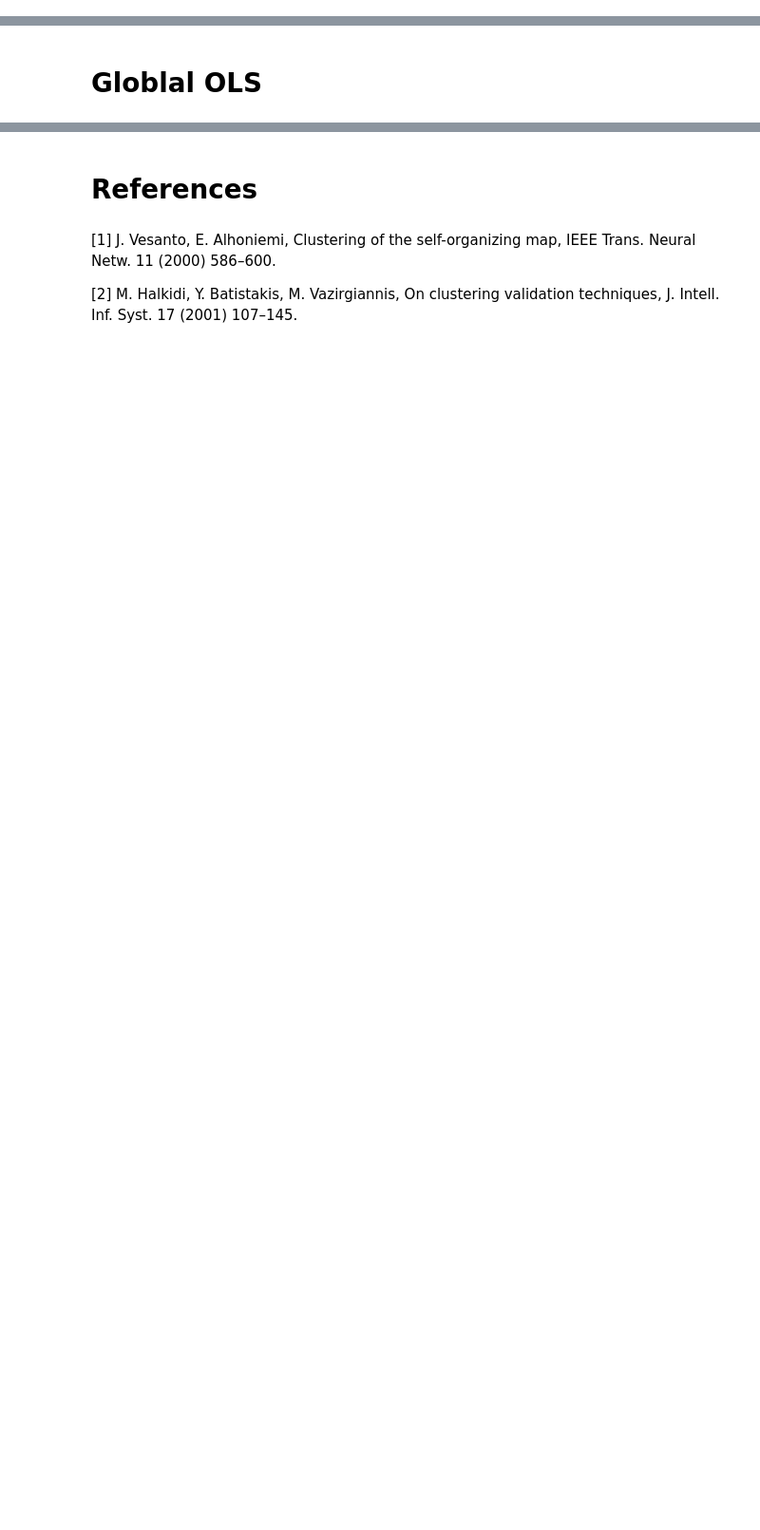
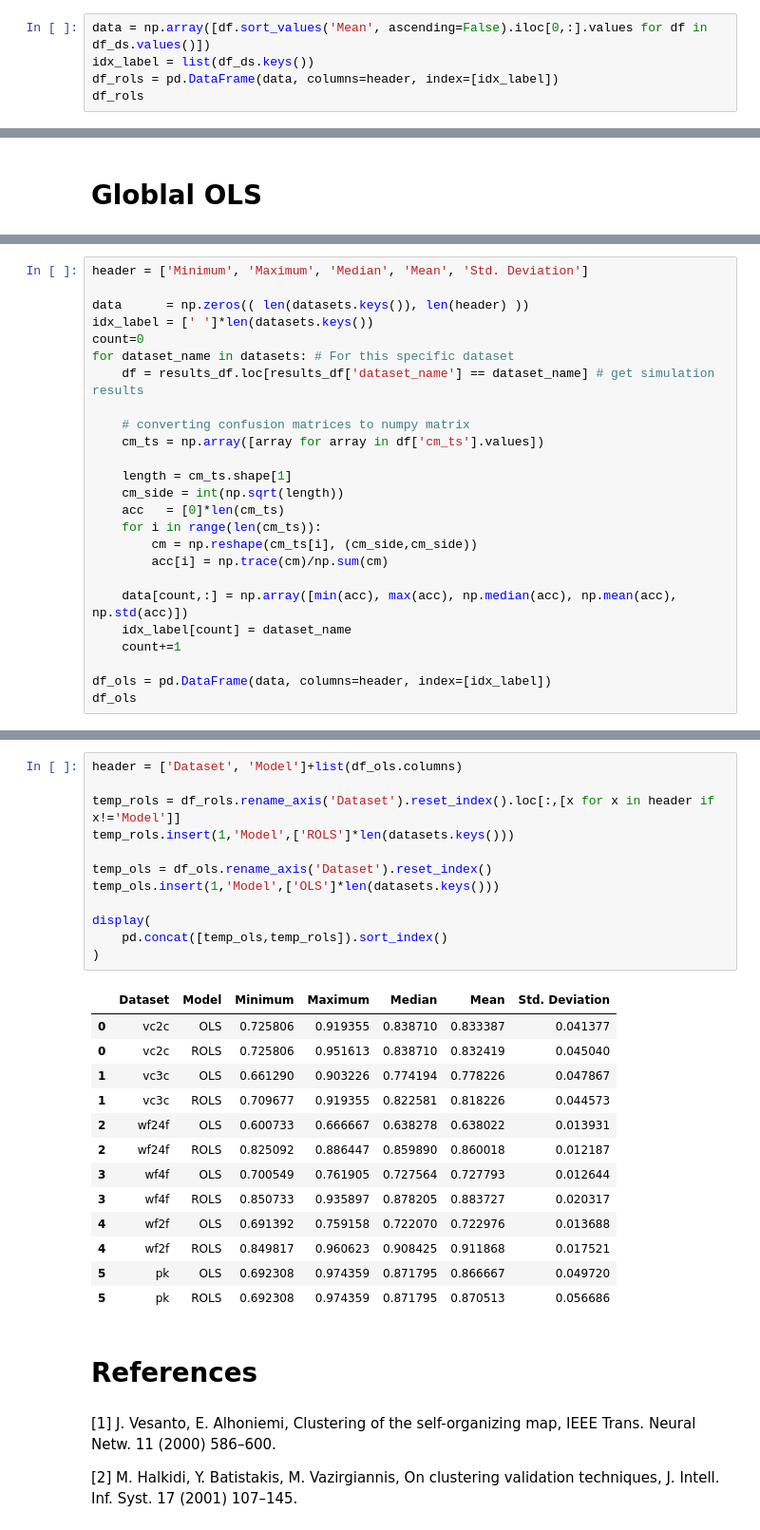
Before and after one commit to RomuloDrumond/Classification-by-regional-modeling, a Jupyter notebook: Classification by regional modeling.ipynb, the cells around one changed output, grey strips where cells are left out. Shown at 95% size. Saved outputs shown, nothing was run; the diff lists cells and outputs as text; blank space fills up the shorter version.

```diff
--- a/Classification by regional modeling.ipynb
+++ b/Classification by regional modeling.ipynb
@@ -934,0 +1136,5 @@ df
+# %%
+data = np.array([df.sort_values('Mean', ascending=False).iloc[0,:].values for df in df_ds.values()])
+idx_label = list(df_ds.keys())
+df_rols = pd.DataFrame(data, columns=header, index=[idx_label])
+df_rols
@@ -1043,0 +1241,25 @@ df_GOLS
+# %%
+header = ['Minimum', 'Maximum', 'Median', 'Mean', 'Std. Deviation']
+
+data      = np.zeros(( len(datasets.keys()), len(header) ))
+idx_label = [' ']*len(datasets.keys())
+count=0
+for dataset_name in datasets: # For this specific dataset
+    df = results_df.loc[results_df['dataset_name'] == dataset_name] # get simulation results
+
+    # converting confusion matrices to numpy matrix
+    cm_ts = np.array([array for array in df['cm_ts'].values])
+
+    length = cm_ts.shape[1]
+    cm_side = int(np.sqrt(length))
+    acc   = [0]*len(cm_ts)
+    for i in range(len(cm_ts)):
+        cm = np.reshape(cm_ts[i], (cm_side,cm_side))
+        acc[i] = np.trace(cm)/np.sum(cm)
+
+    data[count,:] = np.array([min(acc), max(acc), np.median(acc), np.mean(acc), np.std(acc)])
+    idx_label[count] = dataset_name
+    count+=1
+
+df_ols = pd.DataFrame(data, columns=header, index=[idx_label])
+df_ols
@@ -1044,3 +1276,29 @@ df_GOLS
+# %%
+header = ['Dataset', 'Model']+list(df_ols.columns)
+
+temp_rols = df_rols.rename_axis('Dataset').reset_index().loc[:,[x for x in header if x!='Model']]
+temp_rols.insert(1,'Model',['ROLS']*len(datasets.keys()))
+
+temp_ols = df_ols.rename_axis('Dataset').reset_index()
+temp_ols.insert(1,'Model',['OLS']*len(datasets.keys()))
+
+display(
+    pd.concat([temp_ols,temp_rols]).sort_index()
+)
+# %% [output]
+|  | Dataset | Model | Minimum | Maximum | Median | Mean | Std. Deviation |
+| 0 | vc2c | OLS | 0.725806 | 0.919355 | 0.838710 | 0.833387 | 0.041377 |
+| 0 | vc2c | ROLS | 0.725806 | 0.951613 | 0.838710 | 0.832419 | 0.045040 |
+| 1 | vc3c | OLS | 0.661290 | 0.903226 | 0.774194 | 0.778226 | 0.047867 |
+| 1 | vc3c | ROLS | 0.709677 | 0.919355 | 0.822581 | 0.818226 | 0.044573 |
+| 2 | wf24f | OLS | 0.600733 | 0.666667 | 0.638278 | 0.638022 | 0.013931 |
+| 2 | wf24f | ROLS | 0.825092 | 0.886447 | 0.859890 | 0.860018 | 0.012187 |
+| 3 | wf4f | OLS | 0.700549 | 0.761905 | 0.727564 | 0.727793 | 0.012644 |
+| 3 | wf4f | ROLS | 0.850733 | 0.935897 | 0.878205 | 0.883727 | 0.020317 |
+| 4 | wf2f | OLS | 0.691392 | 0.759158 | 0.722070 | 0.722976 | 0.013688 |
+| 4 | wf2f | ROLS | 0.849817 | 0.960623 | 0.908425 | 0.911868 | 0.017521 |
+| 5 | pk | OLS | 0.692308 | 0.974359 | 0.871795 | 0.866667 | 0.049720 |
+| 5 | pk | ROLS | 0.692308 | 0.974359 | 0.871795 | 0.870513 | 0.056686 |
 # %% [markdown]
 # References
 # %% [markdown]
```
Also changed, not shown: parts of 48 cells of this notebook, 27 other files.
